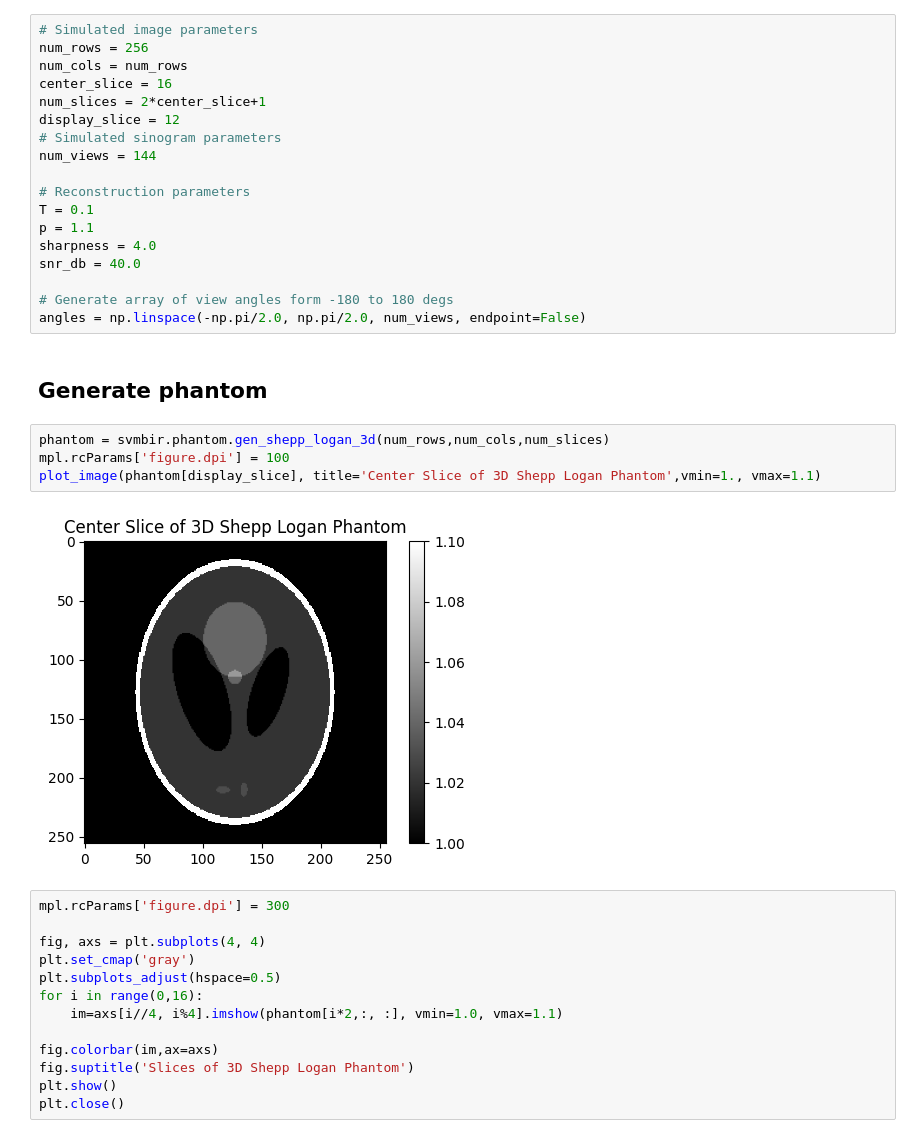
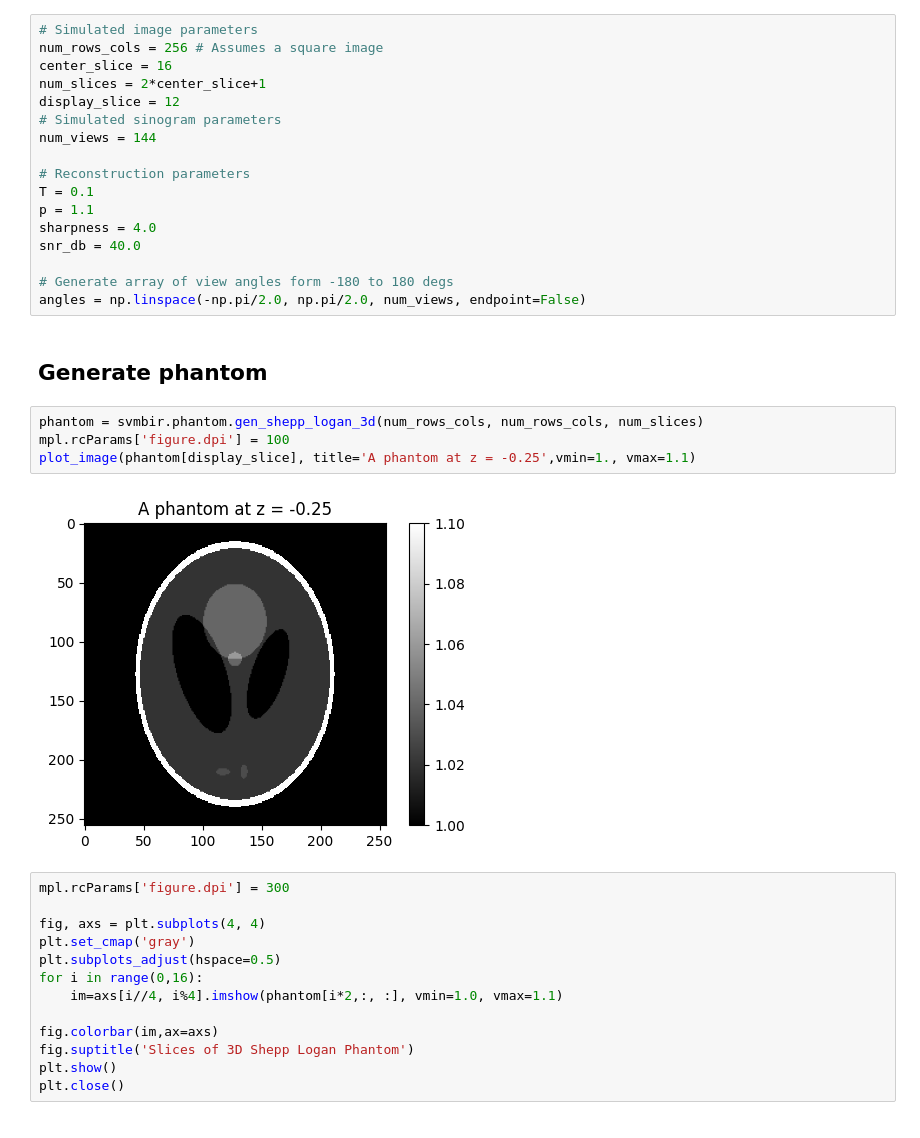
Before and after one commit to cabouman/svmbir, a Jupyter notebook: docs/source/ipynb/demo_3D_shepp_logan.ipynb, the cells around one changed output. Drawn from its saved outputs; the diff is of its cells as text.

```diff
--- a/docs/source/ipynb/demo_3D_shepp_logan.ipynb
+++ b/docs/source/ipynb/demo_3D_shepp_logan.ipynb
@@ -29,8 +29,7 @@ def plot_image(img, title=None, vmin=None, vmax=None):
 ##  Set Parameters
 # %%
 # Simulated image parameters
-num_rows = 256
-num_cols = num_rows
+num_rows_cols = 256 # Assumes a square image
 center_slice = 16
 num_slices = 2*center_slice+1
 display_slice = 12
@@ -48,11 +47,11 @@ angles = np.linspace(-np.pi/2.0, np.pi/2.0, num_views, endpoint=False)
 # %% [markdown]
 ## Generate phantom
 # %%
-phantom = svmbir.phantom.gen_shepp_logan_3d(num_rows,num_cols,num_slices)
+phantom = svmbir.phantom.gen_shepp_logan_3d(num_rows_cols, num_rows_cols, num_slices)
 mpl.rcParams['figure.dpi'] = 100
-plot_image(phantom[display_slice], title='Center Slice of 3D Shepp Logan Phantom',vmin=1., vmax=1.1)
+plot_image(phantom[display_slice], title='A phantom at z = -0.25',vmin=1., vmax=1.1)
 # %% [output]
-[figure, old version]
+[figure, new version]
 # %%
 mpl.rcParams['figure.dpi'] = 300
 
```
Also changed, not shown: parts of 2 cells of this notebook.
